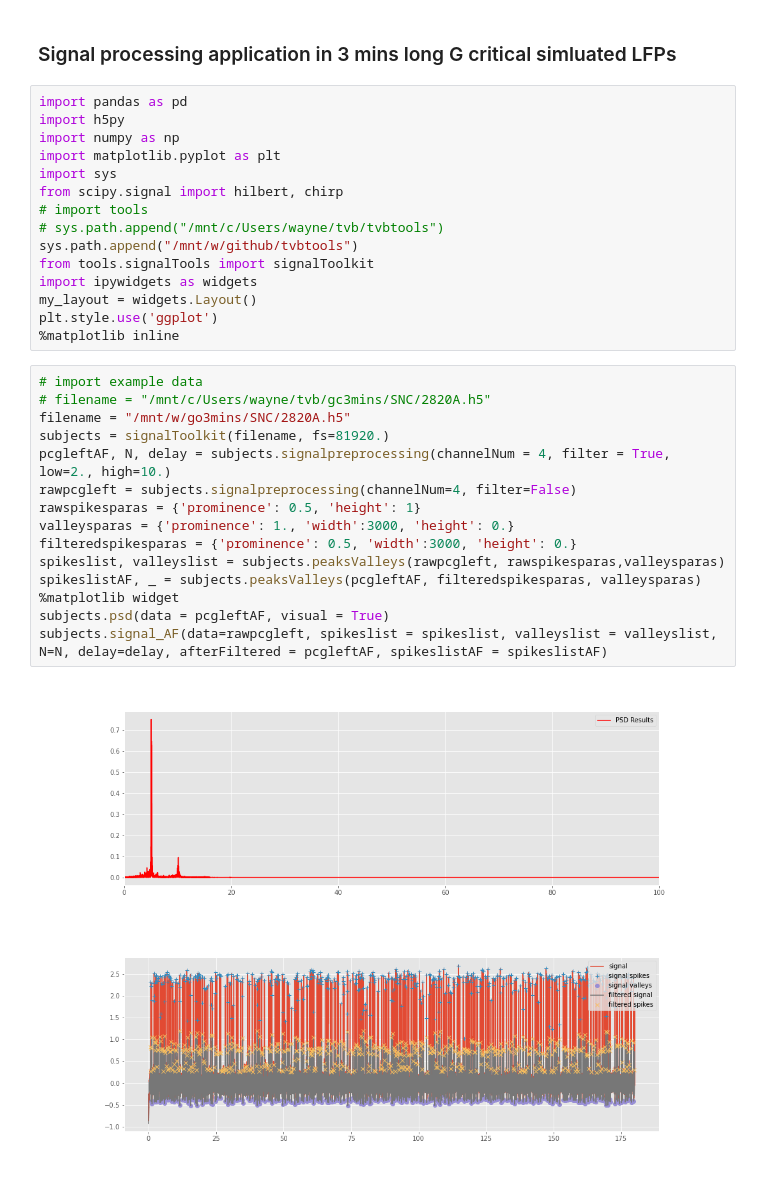
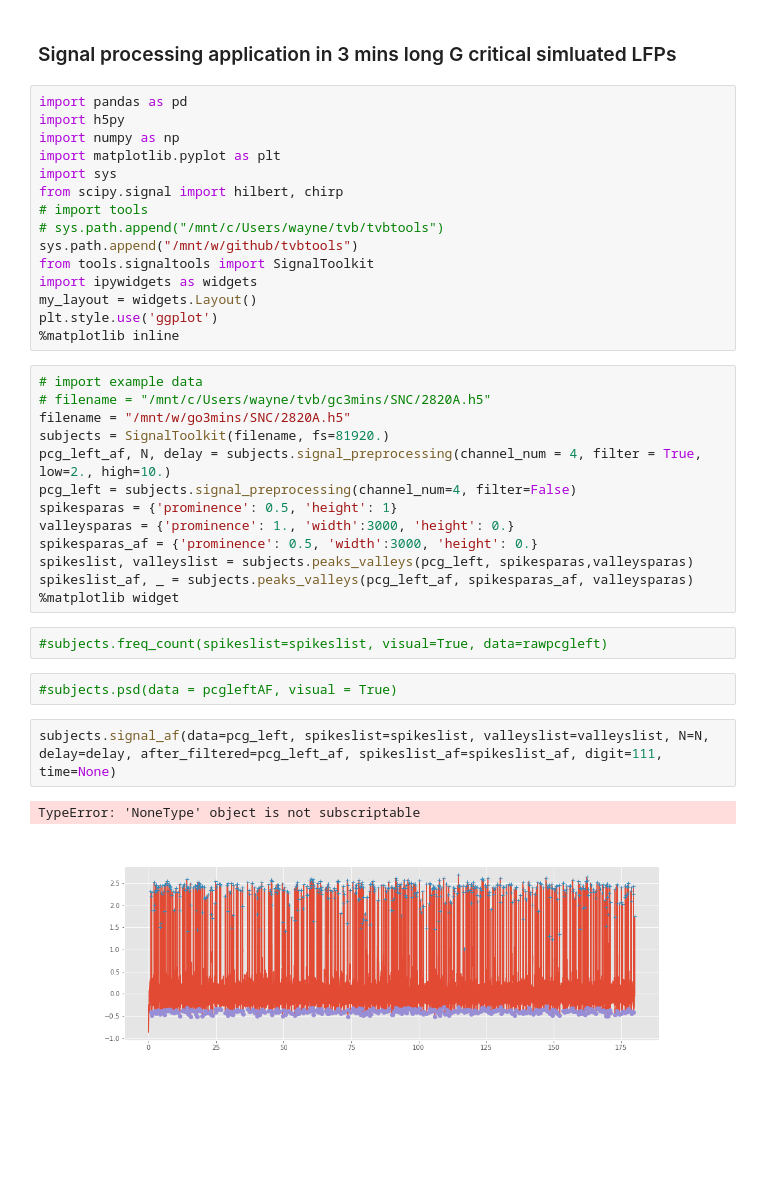
Before and after one commit to yilewang/Gc_detect_script, a Jupyter notebook: application/h5signalgc.ipynb, the cells around one changed output. Cells and saved outputs as stored; diff of their text form; blank space fills up the shorter version.

Commit message:
update the signaltools

```diff
--- a/application/h5signalgc.ipynb
+++ b/application/h5signalgc.ipynb
@@ -10,7 +10,7 @@ from scipy.signal import hilbert, chirp
 # import tools
 # sys.path.append("/mnt/c/Users/wayne/tvb/tvbtools")
 sys.path.append("/mnt/w/github/tvbtools")
-from tools.signalTools import signalToolkit
+from tools.signaltools import SignalToolkit
 import ipywidgets as widgets
 my_layout = widgets.Layout()
 plt.style.use('ggplot')
@@ -19,17 +19,21 @@ plt.style.use('ggplot')
 # import example data
 # filename = "/mnt/c/Users/wayne/tvb/gc3mins/SNC/2820A.h5"
 filename = "/mnt/w/go3mins/SNC/2820A.h5"
-subjects = signalToolkit(filename, fs=81920.)
-pcgleftAF, N, delay = subjects.signalpreprocessing(channelNum = 4, filter = True, low=2., high=10.)
-rawpcgleft = subjects.signalpreprocessing(channelNum=4, filter=False)
-rawspikesparas = {'prominence': 0.5, 'height': 1}
+subjects = SignalToolkit(filename, fs=81920.)
+pcg_left_af, N, delay = subjects.signal_preprocessing(channel_num = 4, filter = True, low=2., high=10.)
+pcg_left = subjects.signal_preprocessing(channel_num=4, filter=False)
+spikesparas = {'prominence': 0.5, 'height': 1}
 valleysparas = {'prominence': 1., 'width':3000, 'height': 0.}
-filteredspikesparas = {'prominence': 0.5, 'width':3000, 'height': 0.}
-spikeslist, valleyslist = subjects.peaksValleys(rawpcgleft, rawspikesparas,valleysparas)
-spikeslistAF, _ = subjects.peaksValleys(pcgleftAF, filteredspikesparas, valleysparas)
+spikesparas_af = {'prominence': 0.5, 'width':3000, 'height': 0.}
+spikeslist, valleyslist = subjects.peaks_valleys(pcg_left, spikesparas,valleysparas)
+spikeslist_af, _ = subjects.peaks_valleys(pcg_left_af, spikesparas_af, valleysparas)
 %matplotlib widget
-subjects.psd(data = pcgleftAF, visual = True)
-subjects.signal_AF(data=rawpcgleft, spikeslist = spikeslist, valleyslist = valleyslist, N=N, delay=delay, afterFiltered = pcgleftAF, spikeslistAF = spikeslistAF)
-# %% [output]
-[figure, removed]
-[figure, removed]
+# %%
+#subjects.freq_count(spikeslist=spikeslist, visual=True, data=rawpcgleft)
+# %%
+#subjects.psd(data = pcgleftAF, visual = True)
+# %%
+subjects.signal_af(data=pcg_left, spikeslist=spikeslist, valleyslist=valleyslist, N=N, delay=delay, after_filtered=pcg_left_af, spikeslist_af=spikeslist_af, digit=111, time=None)
+# %% [output]
+TypeError: 'NoneType' object is not subscriptable
+[figure, added]
```
Also changed, not shown: 3 other files.
